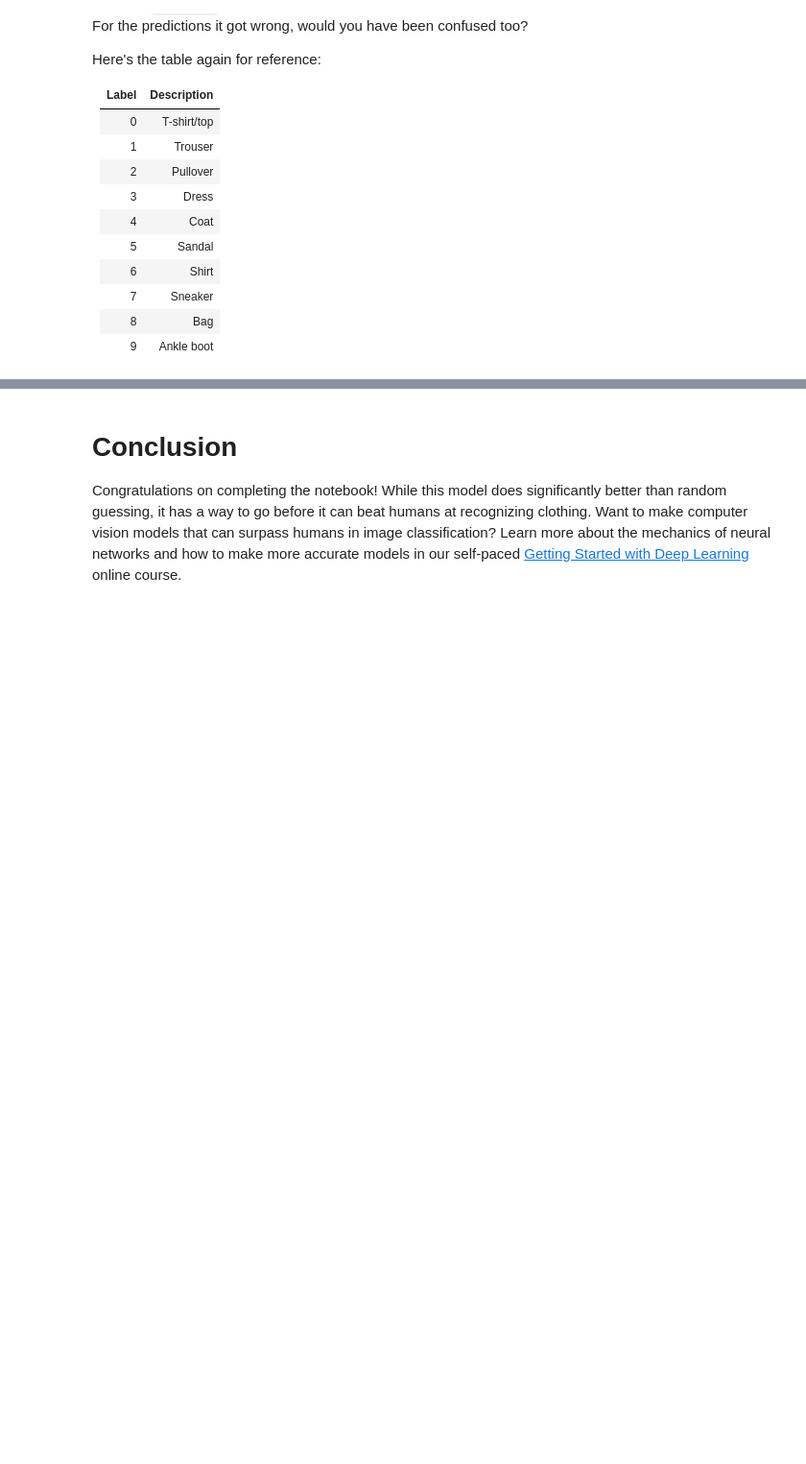
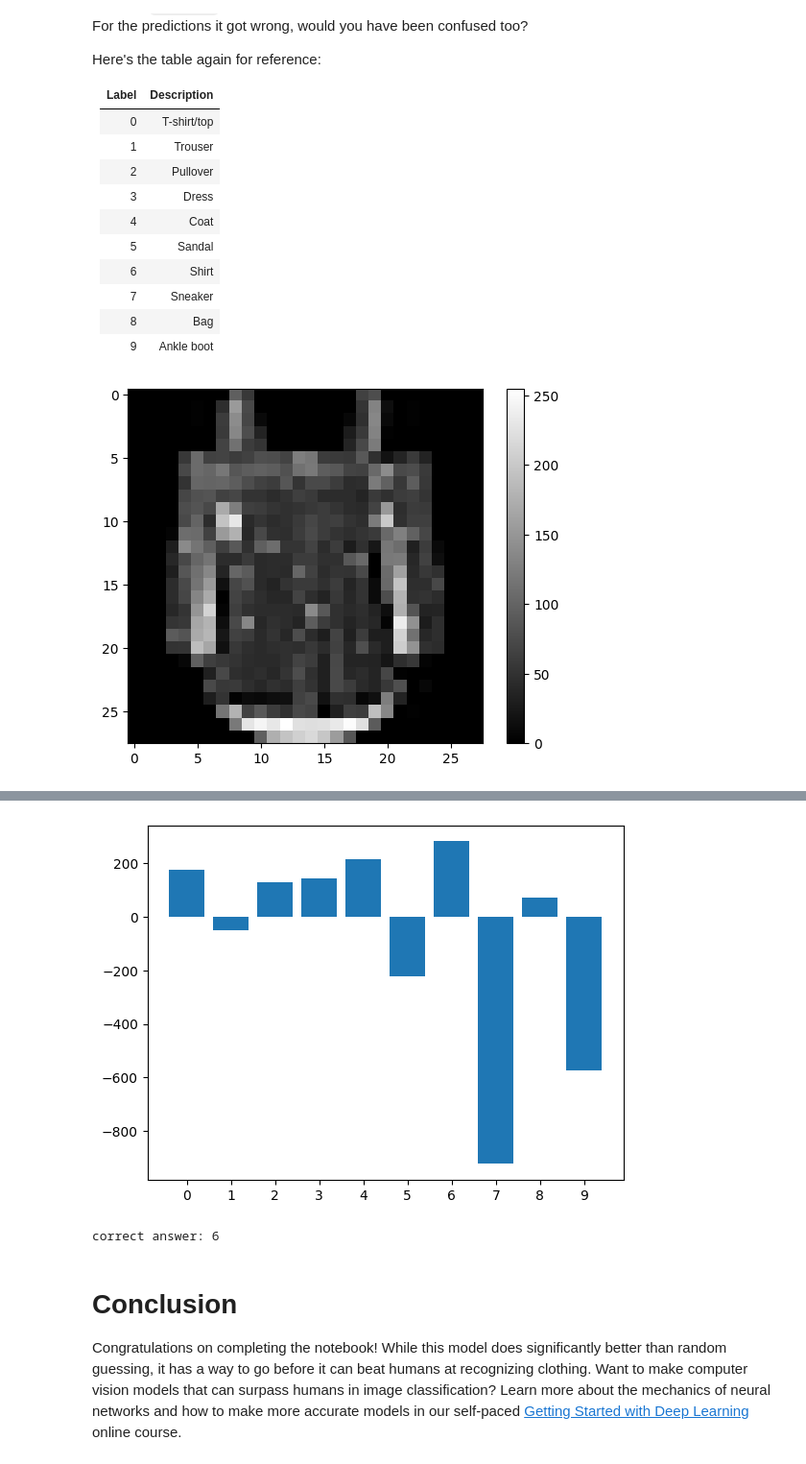
Before and after one commit to kareless1323/ePiframe, a Jupyter notebook: building-a-brain/BuildingABrain.ipynb, the cells around one changed output, grey strips where cells are left out. Shown at 96% size. Cells and saved outputs as stored; diff of their text form; code cells hidden in the pictures; blank space fills up the shorter version.

```diff
--- a/building-a-brain/BuildingABrain.ipynb
+++ b/building-a-brain/BuildingABrain.ipynb
@@ -184,6 +309,10 @@ For us humans, we can add additional `metrics` to monitor how well our model is
 model.compile(optimizer='adam',
               loss=tf.keras.losses.SparseCategoricalCrossentropy(from_logits=True),
               metrics=['accuracy'])
+# %%
+model.compile(optimizer='adam',
+              loss=tf.keras.losses.SparseCategoricalCrossentropy(from_logits=True),
+              metrics=['accuracy'])
 # %% [markdown]
 ## Evaluating the model
 
@@ -192,3 +321,11 @@ Now the moment of truth! The below [fit](https://www.tensorflow.org/api_docs/pyt
 An `epoch` is one review of the training dataset. Just like how school students might need to review a flashcard multiple times before the concept "clicks", the same is true of our models.
 
 After each `epoch`, the model is quizzed with the validation data. Let's watch it work hard and improve:
+# %%
+history = model.fit(
+    train_images,
+    train_labels,
+    epochs=5,
+    verbose=True,
+    validation_data=(valid_images, valid_labels)
+)
@@ -233,3 +402,21 @@ Here's the table again for reference:
 | 7 | Sneaker |
 | 8 | Bag |
 | 9 | Ankle boot |
+# %%
+data_idx = 8675 # The question number to study with. Feel free to change up to 59999.
+
+plt.figure()
+plt.imshow(train_images[data_idx], cmap='gray')
+plt.colorbar()
+plt.grid(False)
+plt.show()
+
+x_values = range(number_of_classes)
+plt.figure()
+plt.bar(x_values, model.predict(train_images[data_idx:data_idx+1]).flatten())
+plt.xticks(range(10))
+plt.show()
+
+print("correct answer:", train_labels[data_idx])
+# %% [output]
+[figure, added]
@@ -236,3 +424,5 @@ Here's the table again for reference:
+[figure, added]
+correct answer: 6
 # %%
 data_idx = 8675 # The question number to study with. Feel free to change up to 59999.
 
```
Also changed, not shown: parts of 22 cells of this notebook.
